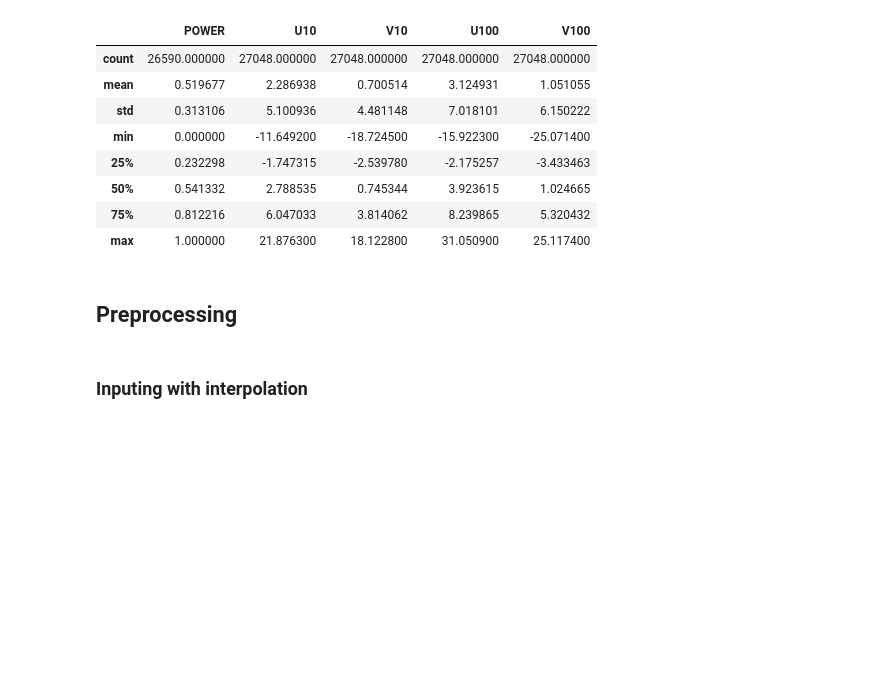
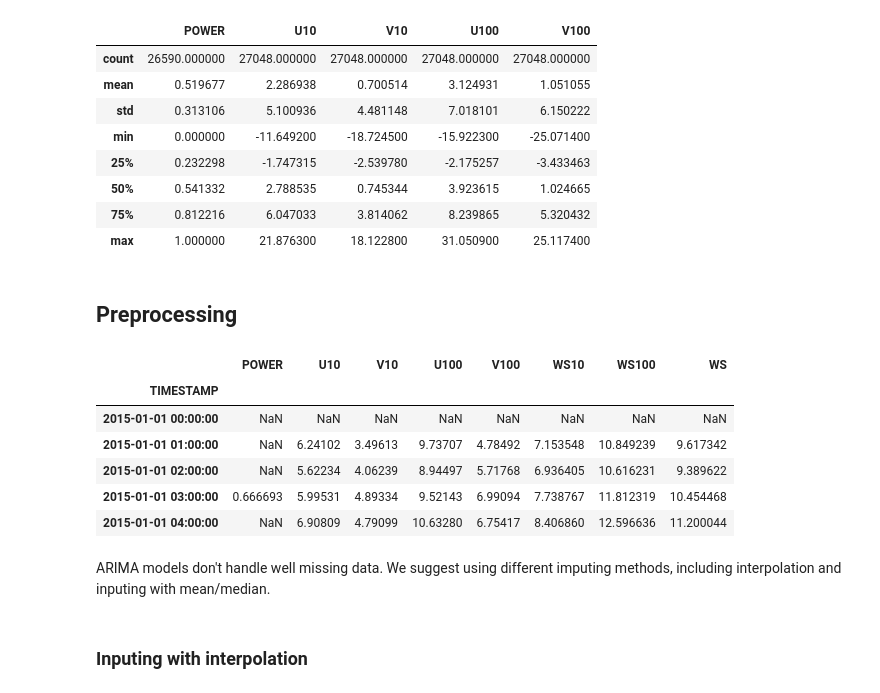
Before and after one commit to YasminaKerkeb/wind-energy-forecasting, a Jupyter notebook: time_series_model.ipynb, the cells around one changed output. Cells and saved outputs as stored; diff of their text form; code cells hidden in the pictures; blank space fills up the shorter version.

```diff
--- a/time_series_model.ipynb
+++ b/time_series_model.ipynb
@@ -54,6 +55,18 @@ train_data['WS100']=[sqrt(train_data['U100'][i]**2+train_data['V100'][i]**2) for
 train_data['WS']=[np.interp(70, [10,100], [train_data['WS10'][i],train_data['WS100'][i]]) for i in range(len(train_data['WS10']))]
 # %%
 train_data=train_data.set_index("TIMESTAMP")
+# %%
+train_data.head()
+# %% [output]
+|  | POWER | U10 | V10 | U100 | V100 | WS10 | WS100 | WS |
+| TIMESTAMP |  |  |  |  |  |  |  |  |
+| 2015-01-01 00:00:00 | NaN | NaN | NaN | NaN | NaN | NaN | NaN | NaN |
+| 2015-01-01 01:00:00 | NaN | 6.24102 | 3.49613 | 9.73707 | 4.78492 | 7.153548 | 10.849239 | 9.617342 |
+| 2015-01-01 02:00:00 | NaN | 5.62234 | 4.06239 | 8.94497 | 5.71768 | 6.936405 | 10.616231 | 9.389622 |
+| 2015-01-01 03:00:00 | 0.666693 | 5.99531 | 4.89334 | 9.52143 | 6.99094 | 7.738767 | 11.812319 | 10.454468 |
+| 2015-01-01 04:00:00 | NaN | 6.90809 | 4.79099 | 10.63280 | 6.75417 | 8.406860 | 12.596636 | 11.200044 |
+# %% [markdown]
+ARIMA models don't handle well missing data. We suggest using different imputing methods, including interpolation and inputing with mean/median.
 # %% [markdown]
 ### Inputing with interpolation
 # %%
```
Also changed, not shown: parts of 11 cells of this notebook, 4 other files.
